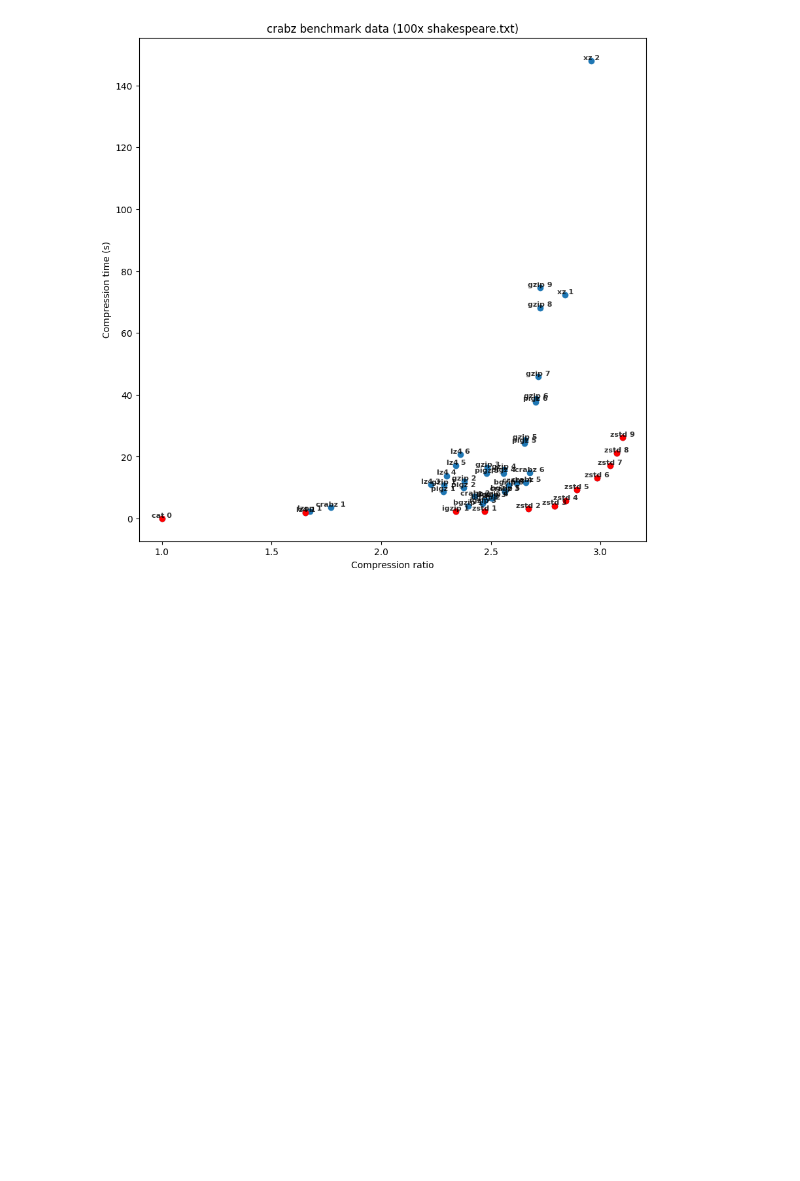
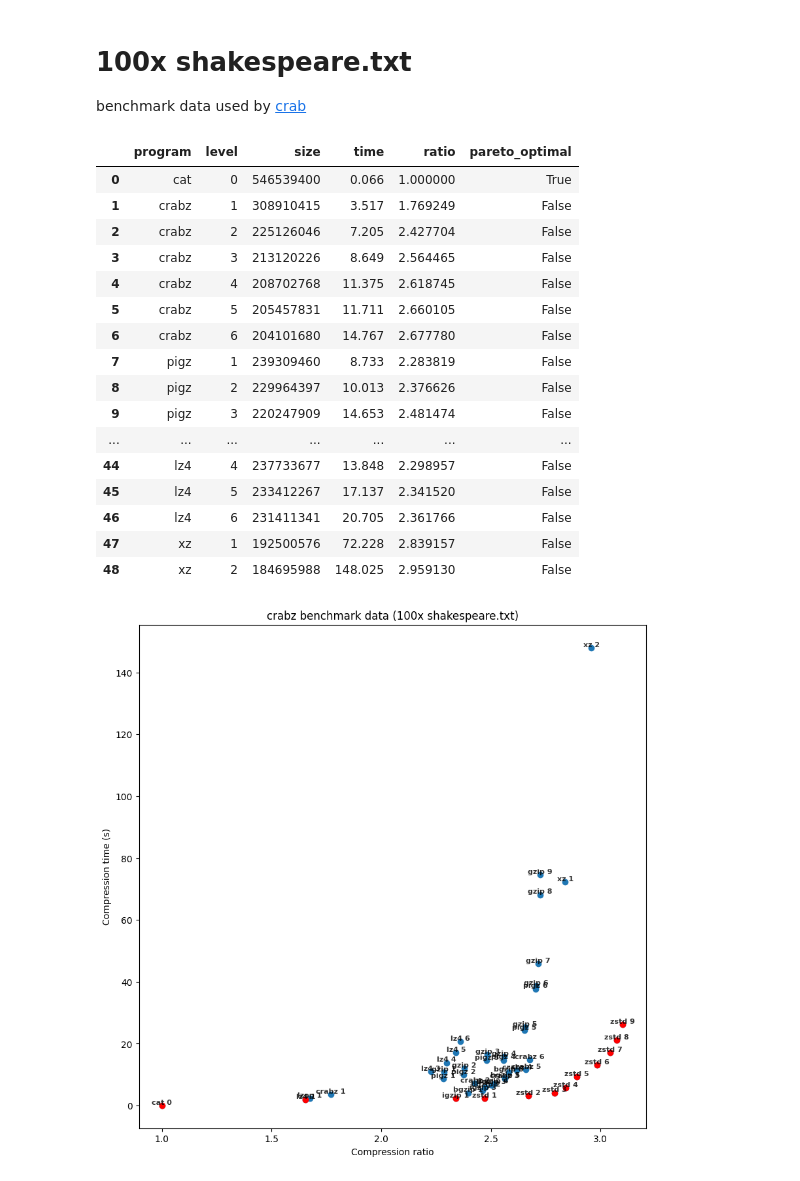
Before and after one commit to marcelm/compression, a Jupyter notebook: plotresults.ipynb, the cells around one changed output. Saved outputs shown, nothing was run; the diff lists cells and outputs as text; code cells hidden in the pictures; blank space fills up the shorter version.

```diff
--- a/plotresults.ipynb
+++ b/plotresults.ipynb
@@ -85 +138,26 @@ plot_table2(df, title="ERR1760498")
+# %% [markdown]
+# 100x shakespeare.txt
+
+benchmark data used by [crab](https://github.com/sstadick/crabz)
+# %%
+df = read_table("results/100xshakespeare.tab")
+df
+# %% [output]
+|  | program | level | size | time | ratio | pareto_optimal |
+| 0 | cat | 0 | 546539400 | 0.066 | 1.000000 | True |
+| 1 | crabz | 1 | 308910415 | 3.517 | 1.769249 | False |
+| 2 | crabz | 2 | 225126046 | 7.205 | 2.427704 | False |
+| 3 | crabz | 3 | 213120226 | 8.649 | 2.564465 | False |
+| 4 | crabz | 4 | 208702768 | 11.375 | 2.618745 | False |
+| 5 | crabz | 5 | 205457831 | 11.711 | 2.660105 | False |
+| 6 | crabz | 6 | 204101680 | 14.767 | 2.677780 | False |
+| 7 | pigz | 1 | 239309460 | 8.733 | 2.283819 | False |
+| 8 | pigz | 2 | 229964397 | 10.013 | 2.376626 | False |
+| 9 | pigz | 3 | 220247909 | 14.653 | 2.481474 | False |
+| ... | ... | ... | ... | ... | ... | ... |
+| 44 | lz4 | 4 | 237733677 | 13.848 | 2.298957 | False |
+| 45 | lz4 | 5 | 233412267 | 17.137 | 2.341520 | False |
+| 46 | lz4 | 6 | 231411341 | 20.705 | 2.361766 | False |
+| 47 | xz | 1 | 192500576 | 72.228 | 2.839157 | False |
+| 48 | xz | 2 | 184695988 | 148.025 | 2.959130 | False |
 # %%
```
Also changed, not shown: parts of 8 cells of this notebook, 1 other file.
